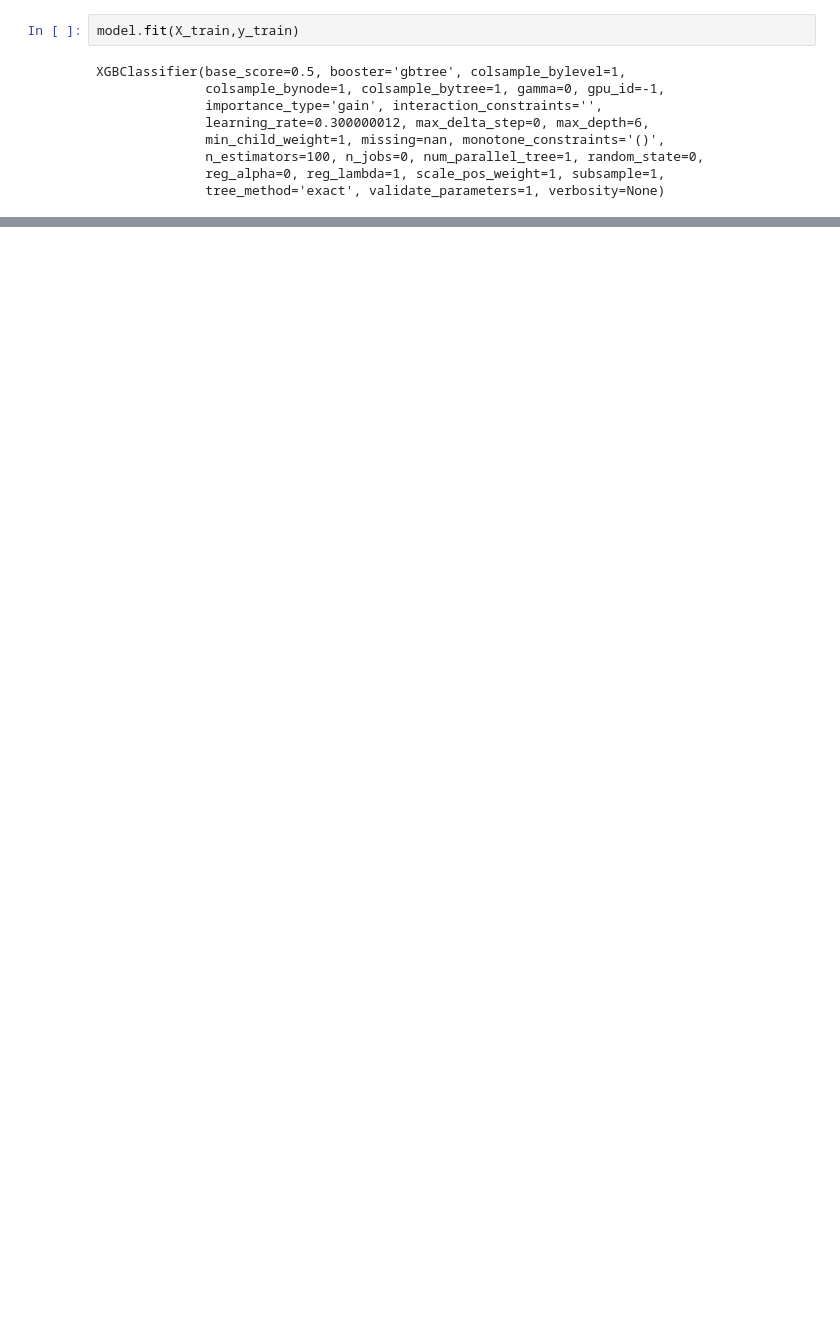
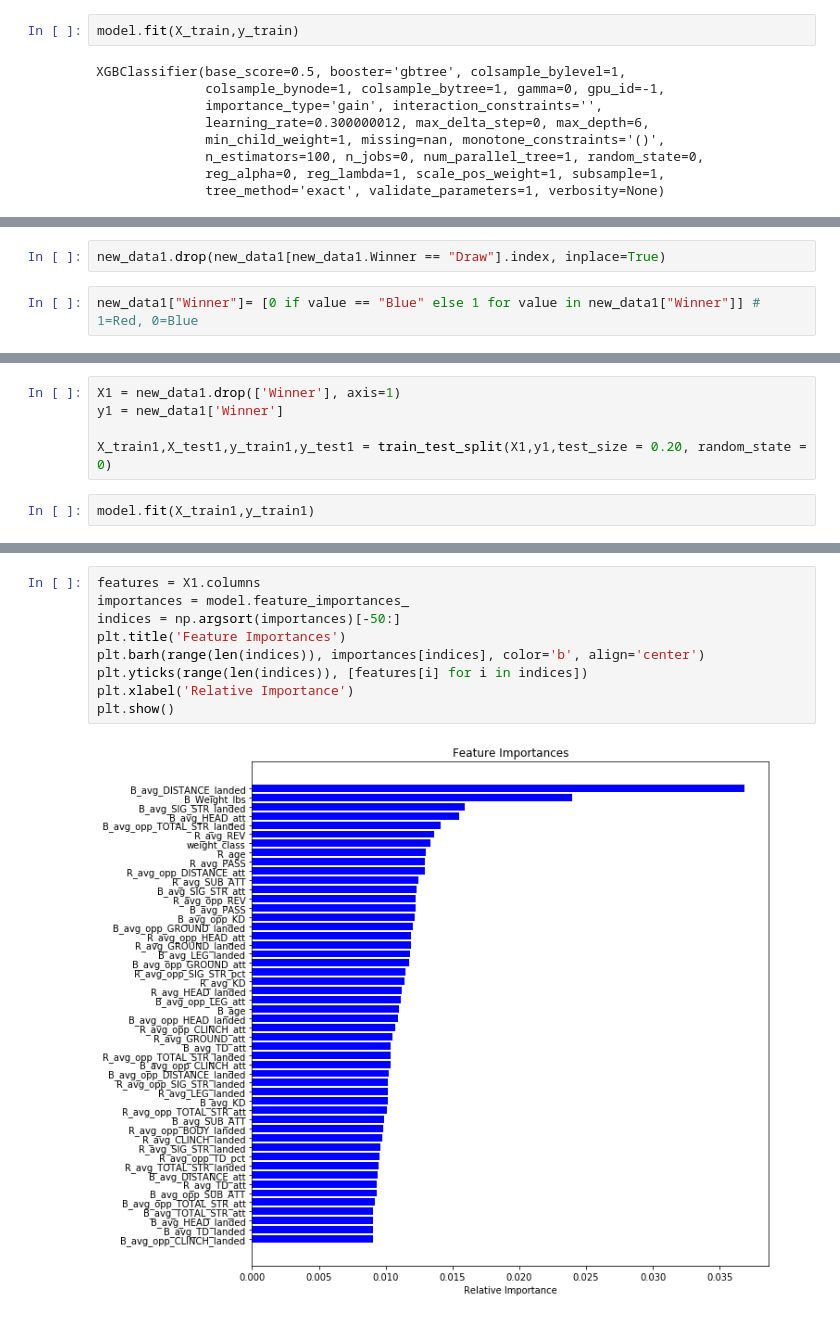
Before and after one commit to aaronepv/Final_Project, a Jupyter notebook: XGBoostModel.ipynb, the cells around one changed output, grey strips where cells are left out. Cells and saved outputs as stored; diff of their text form; blank space fills up the shorter version.

```diff
--- a/XGBoostModel.ipynb
+++ b/XGBoostModel.ipynb
@@ -119,0 +271,4 @@ matrix = plot_confusion_matrix(model, X_test, y_test,
+# %%
+new_data1.drop(new_data1[new_data1.Winner == "Draw"].index, inplace=True)
+# %%
+new_data1["Winner"]= [0 if value == "Blue" else 1 for value in new_data1["Winner"]] # 1=Red, 0=Blue
@@ -119,0 +285,7 @@ matrix = plot_confusion_matrix(model, X_test, y_test,
+# %%
+X1 = new_data1.drop(['Winner'], axis=1)
+y1 = new_data1['Winner']
+
+X_train1,X_test1,y_train1,y_test1 = train_test_split(X1,y1,test_size = 0.20, random_state = 0)
+# %%
+model.fit(X_train1,y_train1)
@@ -119,0 +329,11 @@ matrix = plot_confusion_matrix(model, X_test, y_test,
+# %%
+features = X1.columns
+importances = model.feature_importances_
+indices = np.argsort(importances)[-50:]
+plt.title('Feature Importances')
+plt.barh(range(len(indices)), importances[indices], color='b', align='center')
+plt.yticks(range(len(indices)), [features[i] for i in indices])
+plt.xlabel('Relative Importance')
+plt.show()
+# %% [output]
+[figure, added]
```
Also changed, not shown: parts of 67 cells of this notebook.
